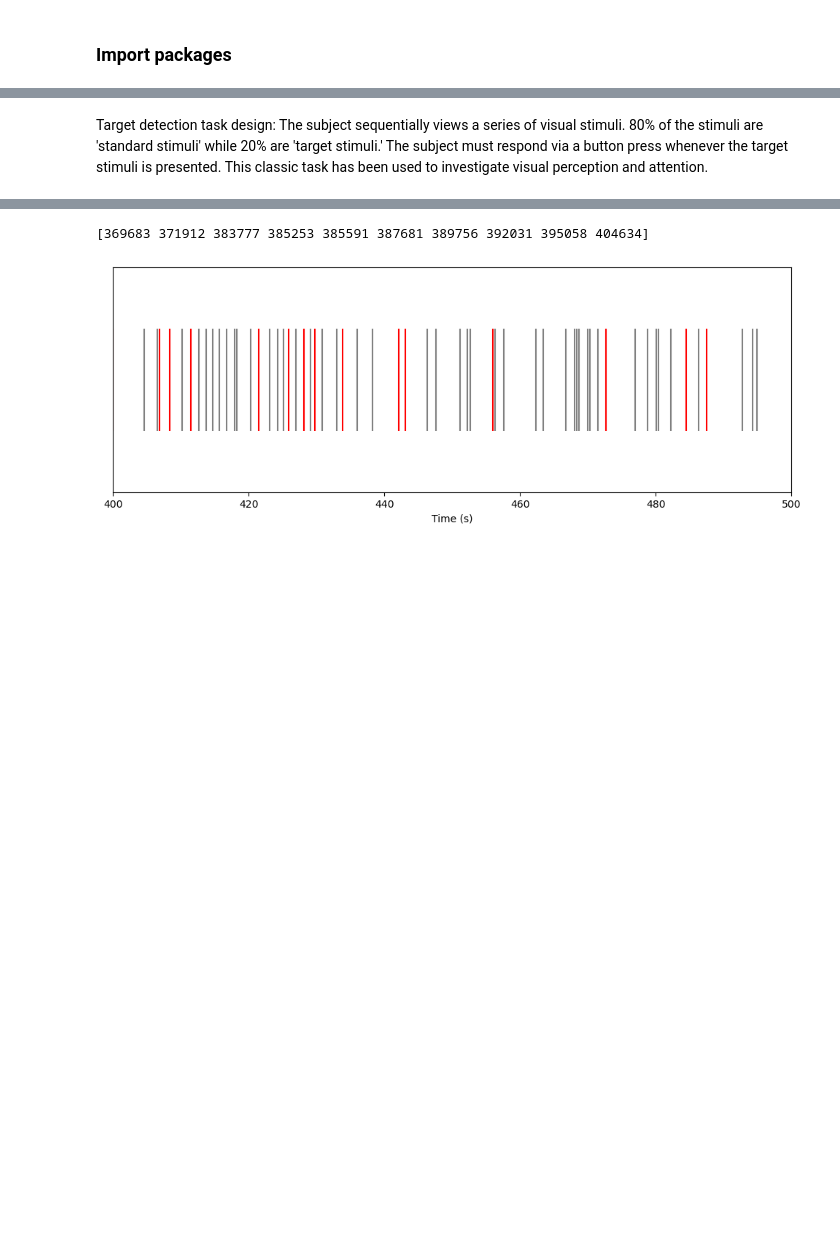
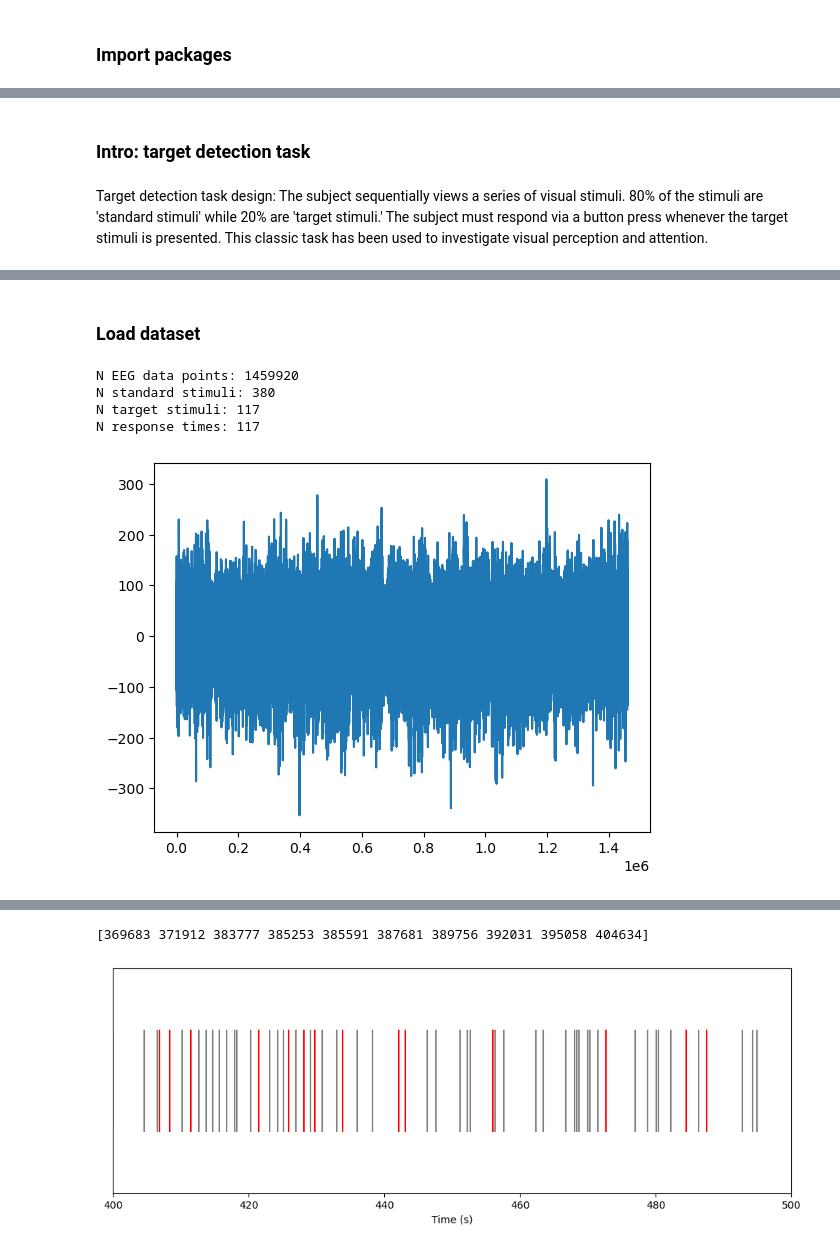
Before and after one commit to mwprestonjr/ephys_workshop, a Jupyter notebook: notebooks/electrophysiology_intro.ipynb, the cells around one changed output, grey strips where cells are left out. Cells and saved outputs as stored; diff of their text form; code cells hidden in the pictures; blank space fills up the shorter version.

```diff
--- a/notebooks/electrophysiology_intro.ipynb
+++ b/notebooks/electrophysiology_intro.ipynb
@@ -52,4 +20,36 @@ N response times: 117
+# %% [markdown]
+### Intro: target detection task
 # %% [markdown]
 Target detection task design: The subject sequentially views a series of visual stimuli. 80% of the stimuli are 'standard stimuli' while 20% are 'target stimuli.' The subject must respond via a button press whenever the target stimuli is presented. This classic task has been used to investigate visual perception and attention.
 # %% [markdown]
 ![](./figures/target_detection_task.png)
+# %% [markdown]
+### Load dataset
+# %%
+# Here we load the example dataset. This dataset contains an intracranial EEG
+# recording (one channel) from a subject engaged in a target detection task.
+
+# Use scipy to load dataset (dictionary containing experimental data)
+data_in = sio.loadmat('data/ecog_data.mat', squeeze_me=True)
+
+# Assign neural and behavioral data arrays to variables
+eeg = data_in['data'] # Neural data from one channel (voltage v. time)
+standard_stim = data_in['sta'] # Time index of standard stimuli events
+target_stim = data_in['tar'] # Time index of target stimuli event
+response = data_in['resp'] # Time index of behavioral responses
+
+# print dataset details
+print(f"N EEG data points: {len(eeg)}")
+print(f"N standard stimuli: {len(standard_stim)}")
+print(f"N target stimuli: {len(target_stim)}")
+print(f"N response times: {len(response)}")
+# %% [output]
+N EEG data points: 1459920
+N standard stimuli: 380
+N target stimuli: 117
+N response times: 117
+# %%
+# Use matplotlib to visualize EEG data
+plt.plot(eeg);
+# %% [output]
+[figure, added]
```
Also changed, not shown: parts of 11 cells of this notebook.
